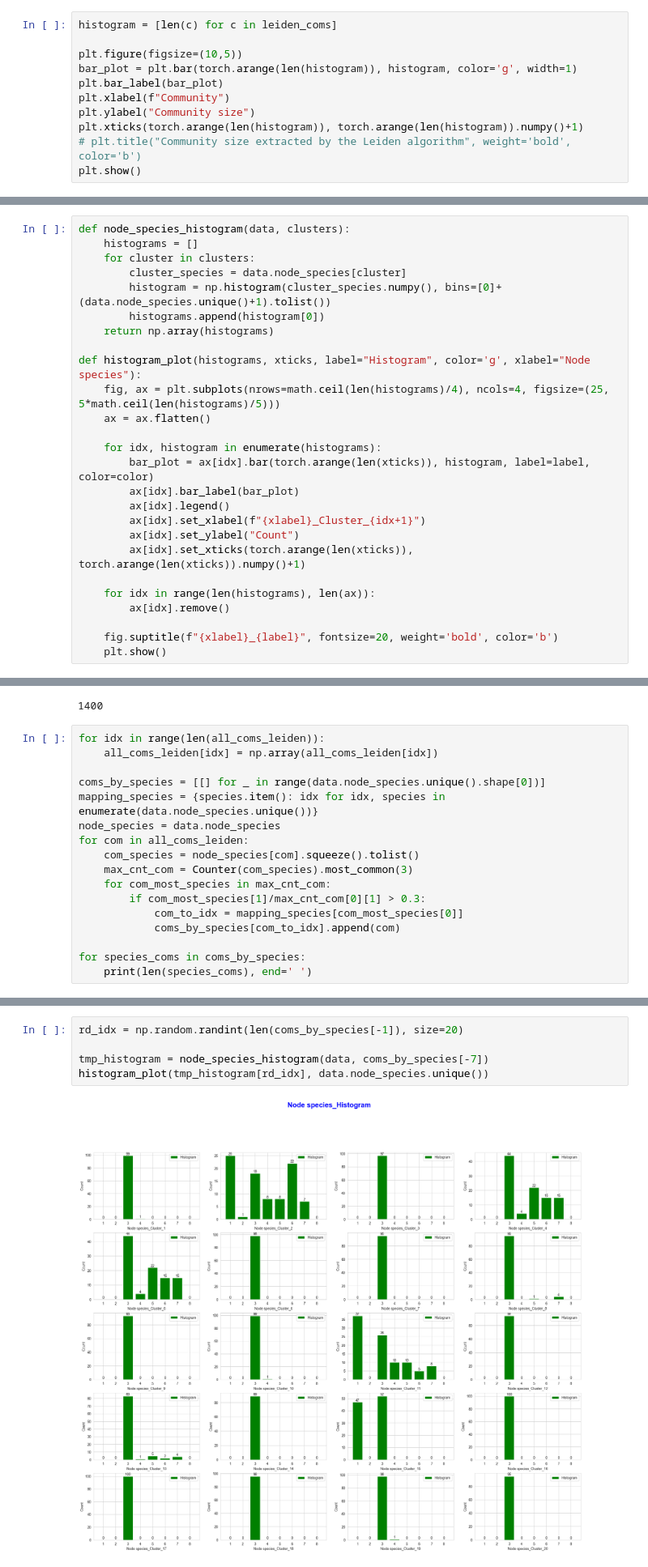
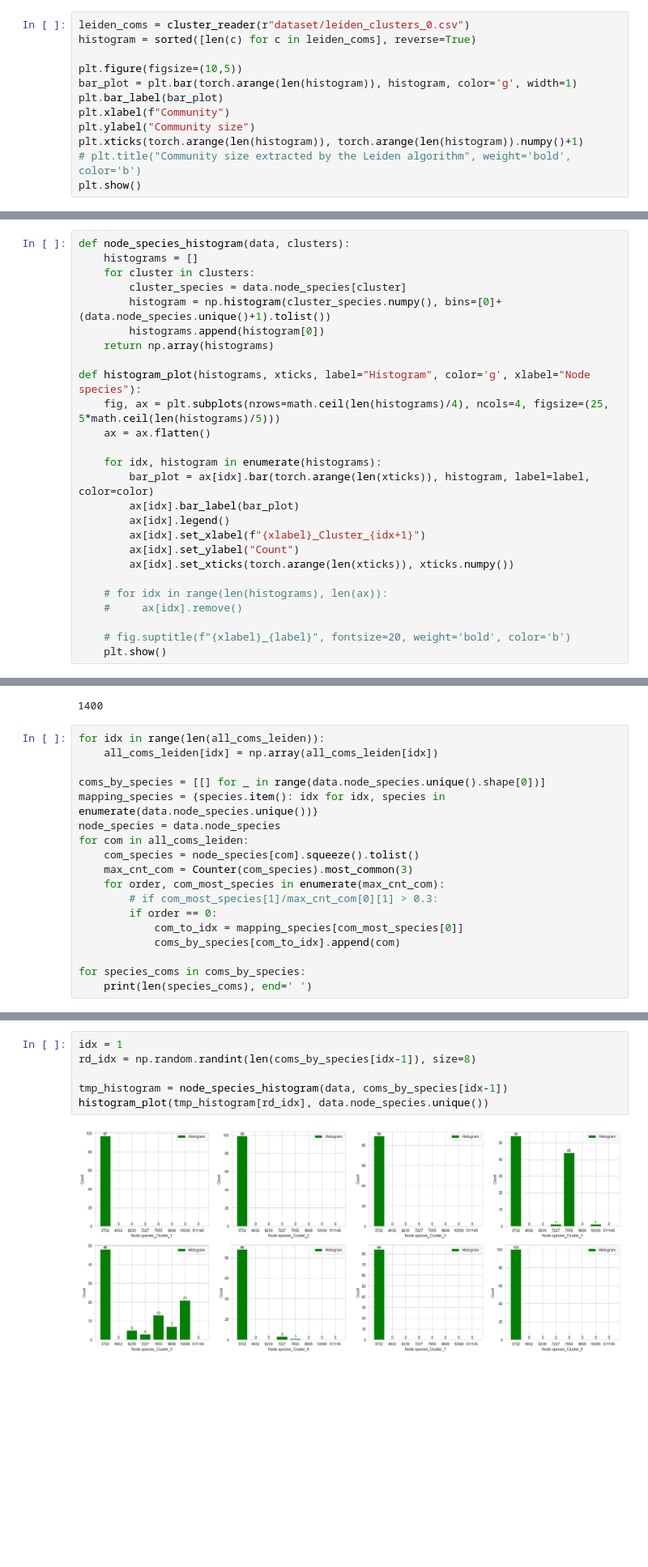
Before and after one commit to baophuoc1903/LeidenGCN, a Jupyter notebook: analysis.ipynb, the cells around one changed output, grey strips where cells are left out. Shown at 81% size. Cells and saved outputs as stored; diff of their text form; blank space fills up the shorter version.

```diff
--- a/analysis.ipynb
+++ b/analysis.ipynb
@@ -152,7 +152,8 @@ print(np.around(modularity_random, 8))  # -0.00003675
 # %% [markdown]
 # Community size across batches (Leiden with min/max constraint)
 # %%
-histogram = [len(c) for c in leiden_coms]
+leiden_coms = cluster_reader(r"dataset/leiden_clusters_0.csv")
+histogram = sorted([len(c) for c in leiden_coms], reverse=True)
 
 plt.figure(figsize=(10,5))
 bar_plot = plt.bar(torch.arange(len(histogram)), histogram, color='g', width=1)
@@ -185,12 +186,12 @@ def histogram_plot(histograms, xticks, label="Histogram", color='g', xlabel="Nod
         ax[idx].legend()
         ax[idx].set_xlabel(f"{xlabel}_Cluster_{idx+1}")
         ax[idx].set_ylabel("Count")
-        ax[idx].set_xticks(torch.arange(len(xticks)), torch.arange(len(xticks)).numpy()+1)
+        ax[idx].set_xticks(torch.arange(len(xticks)), xticks.numpy())
 
-    for idx in range(len(histograms), len(ax)):
-        ax[idx].remove()
+    # for idx in range(len(histograms), len(ax)):
+    #     ax[idx].remove()
 
-    fig.suptitle(f"{xlabel}_{label}", fontsize=20, weight='bold', color='b')
+    # fig.suptitle(f"{xlabel}_{label}", fontsize=20, weight='bold', color='b')
     plt.show()
 # %%
 node_idx = dataset.dataset.get_idx_split()
@@ -261,8 +334,9 @@ node_species = data.node_species
 for com in all_coms_leiden:
     com_species = node_species[com].squeeze().tolist()
     max_cnt_com = Counter(com_species).most_common(3)
-    for com_most_species in max_cnt_com:
-        if com_most_species[1]/max_cnt_com[0][1] > 0.3:
+    for order, com_most_species in enumerate(max_cnt_com):
+        # if com_most_species[1]/max_cnt_com[0][1] > 0.3:
+        if order == 0:
             com_to_idx = mapping_species[com_most_species[0]]
             coms_by_species[com_to_idx].append(com)
 
@@ -273,10 +362,11 @@ for species_coms in coms_by_species:
 # %%
-rd_idx = np.random.randint(len(coms_by_species[-1]), size=20)
+idx = 1
+rd_idx = np.random.randint(len(coms_by_species[idx-1]), size=8)
 
-tmp_histogram = node_species_histogram(data, coms_by_species[-7])
+tmp_histogram = node_species_histogram(data, coms_by_species[idx-1])
 histogram_plot(tmp_histogram[rd_idx], data.node_species.unique())
 # %% [output]
-[figure, old version]
+[figure, new version]
 # %% [markdown]
 # **Entropy label distribution**
 # %%
```
Also changed, not shown: parts of 10 cells of this notebook, 1 other file.
